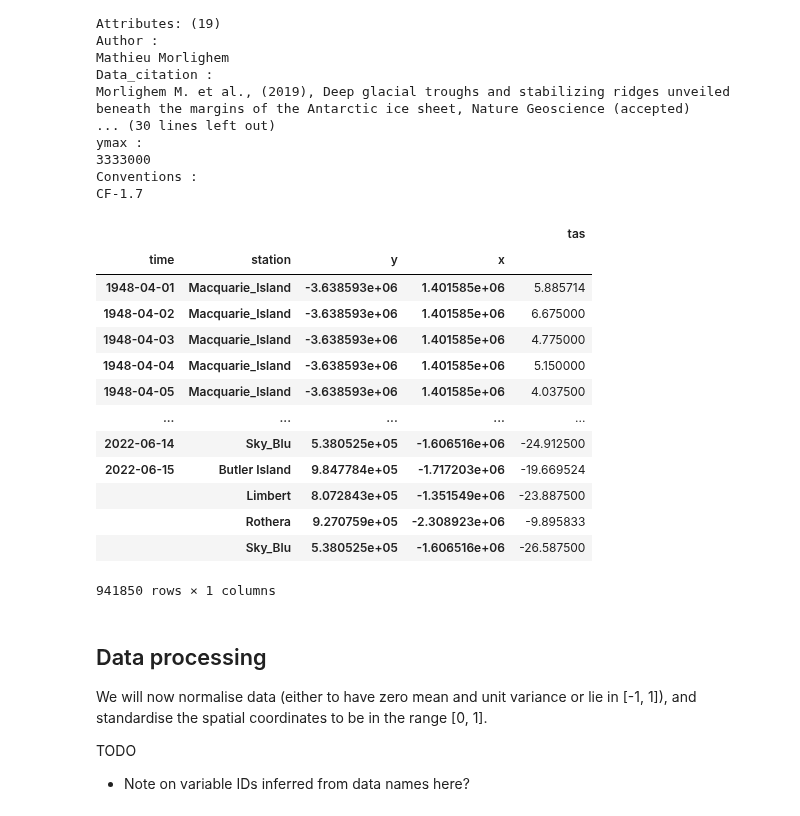
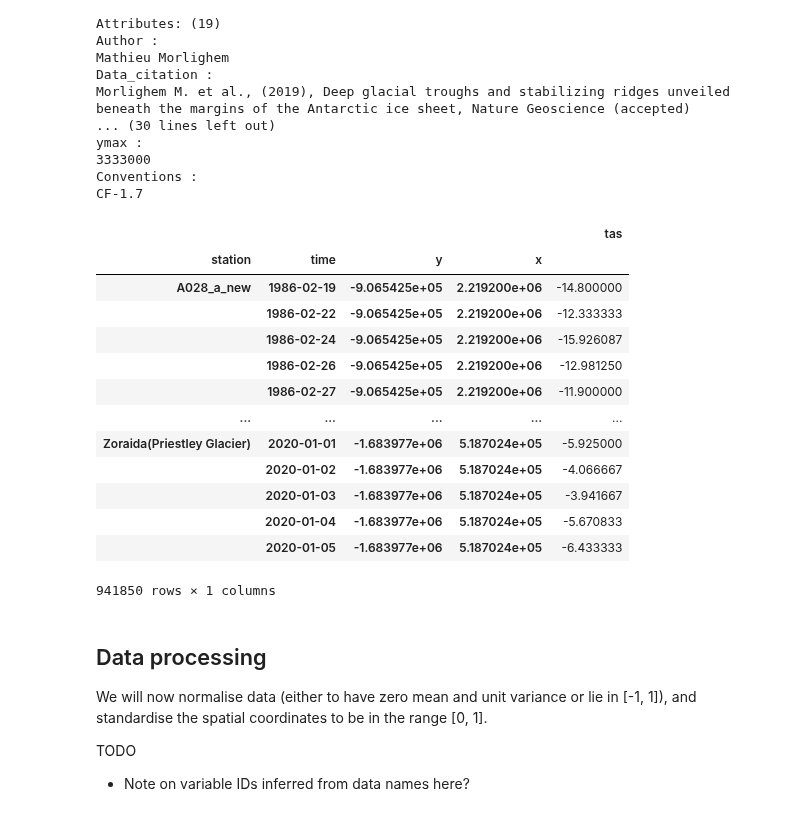
Before and after one commit to alan-turing-institute/deepsensor, a Jupyter notebook: notebooks/pipeline.ipynb, the cells around one changed output. Cells and saved outputs as stored; diff of their text form; code cells hidden in the pictures.

```diff
--- a/notebooks/pipeline.ipynb
+++ b/notebooks/pipeline.ipynb
@@ -198,23 +201,23 @@ CF-1.7
 # %%
 station_raw_df = pd.read_csv('../../deepsensor_old/data/antarctica/station/interim/XY_station.csv')
 station_raw_df = station_raw_df.rename(columns={'date': 'time'})
 station_raw_df['time'] = pd.to_datetime(station_raw_df['time'])
-station_raw_df = station_raw_df.set_index(['time', 'station', 'y', 'x']).sort_index()[['tas']]
+station_raw_df = station_raw_df.set_index(['station', 'time', 'y', 'x']).sort_index()[['tas']]
 station_raw_df
 # %% [output]
 |  |  |  |  | tas |
-| time | station | y | x |  |
-| 1948-04-01 | Macquarie_Island | -3.638593e+06 | 1.401585e+06 | 5.885714 |
-| 1948-04-02 | Macquarie_Island | -3.638593e+06 | 1.401585e+06 | 6.675000 |
-| 1948-04-03 | Macquarie_Island | -3.638593e+06 | 1.401585e+06 | 4.775000 |
-| 1948-04-04 | Macquarie_Island | -3.638593e+06 | 1.401585e+06 | 5.150000 |
-| 1948-04-05 | Macquarie_Island | -3.638593e+06 | 1.401585e+06 | 4.037500 |
+| station | time | y | x |  |
+| A028_a_new | 1986-02-19 | -9.065425e+05 | 2.219200e+06 | -14.800000 |
+|  | 1986-02-22 | -9.065425e+05 | 2.219200e+06 | -12.333333 |
+|  | 1986-02-24 | -9.065425e+05 | 2.219200e+06 | -15.926087 |
+|  | 1986-02-26 | -9.065425e+05 | 2.219200e+06 | -12.981250 |
+|  | 1986-02-27 | -9.065425e+05 | 2.219200e+06 | -11.900000 |
 | ... | ... | ... | ... | ... |
-| 2022-06-14 | Sky_Blu | 5.380525e+05 | -1.606516e+06 | -24.912500 |
-| 2022-06-15 | Butler Island | 9.847784e+05 | -1.717203e+06 | -19.669524 |
-|  | Limbert | 8.072843e+05 | -1.351549e+06 | -23.887500 |
-|  | Rothera | 9.270759e+05 | -2.308923e+06 | -9.895833 |
-|  | Sky_Blu | 5.380525e+05 | -1.606516e+06 | -26.587500 |
+| Zoraida(Priestley Glacier) | 2020-01-01 | -1.683977e+06 | 5.187024e+05 | -5.925000 |
+|  | 2020-01-02 | -1.683977e+06 | 5.187024e+05 | -4.066667 |
+|  | 2020-01-03 | -1.683977e+06 | 5.187024e+05 | -3.941667 |
+|  | 2020-01-04 | -1.683977e+06 | 5.187024e+05 | -5.670833 |
+|  | 2020-01-05 | -1.683977e+06 | 5.187024e+05 | -6.433333 |
 941850 rows × 1 columns
 # %% [markdown]
 ## Data processing
```
Also changed, not shown: parts of 23 cells of this notebook, 2 other files.
